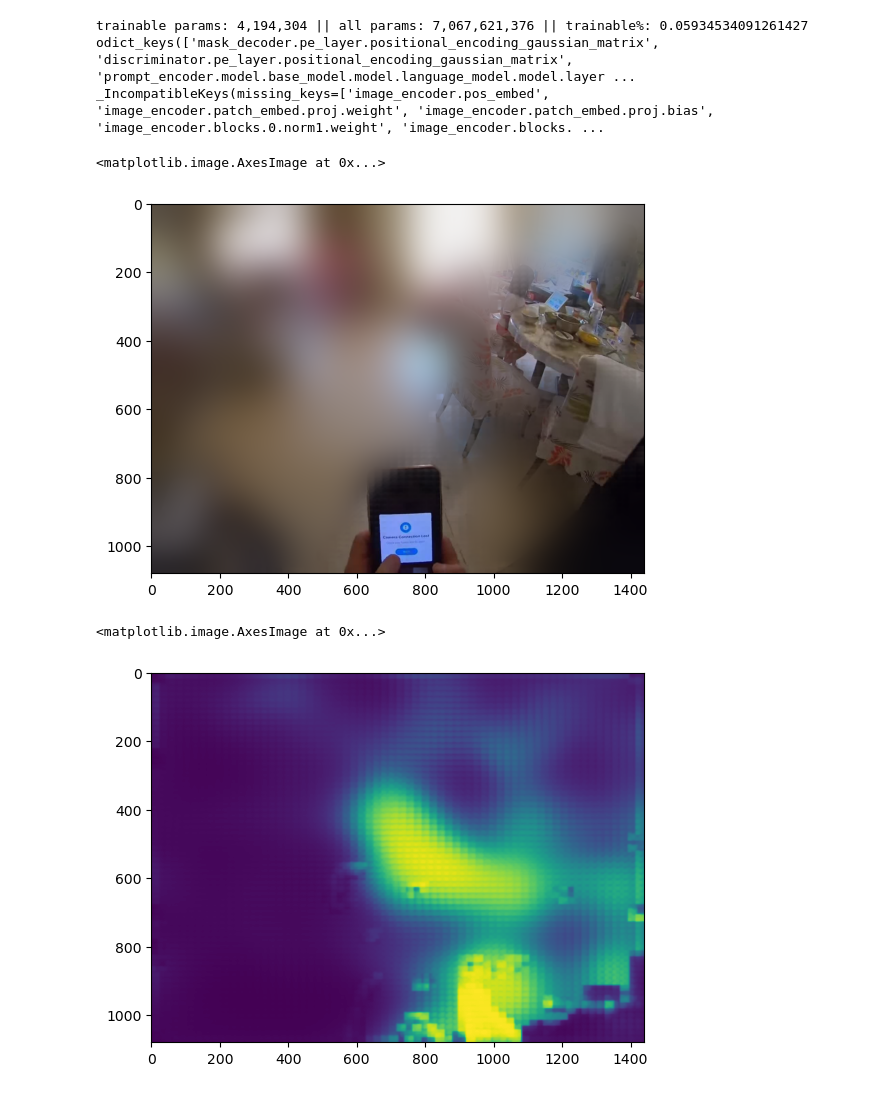
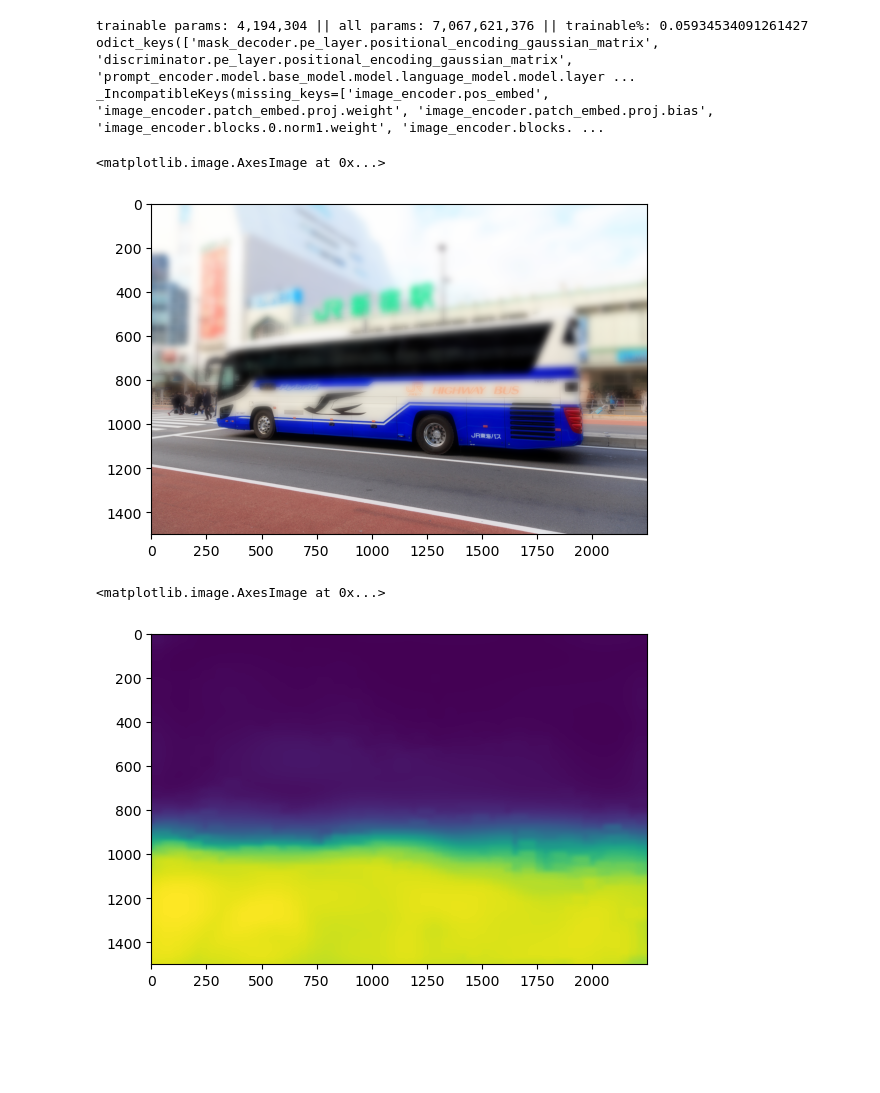
Before and after one commit to 2toinf/IVM, a Jupyter notebook: demo.ipynb, the cells around one changed output. Drawn from its saved outputs; the diff is of its cells as text; code cells hidden in the pictures; blank space fills up the shorter version.

```diff
--- a/demo.ipynb
+++ b/demo.ipynb
@@ -21,21 +21,21 @@ _IncompatibleKeys(missing_keys=['image_encoder.pos_embed', 'image_encoder.patch_
 # %%
 from PIL import Image
 
-image = Image.open("/home/roborobo/Downloads/See-you-need-to-see/Ego/Merge_EgoThink_Ori_Image/4_navigation.jpg")
-instruction = "should I take lunch?"
+image = Image.open("/home/roborobo/Downloads/See-you-need-to-see/V*/vstar/relative_position/sa_83235.jpg")
+instruction = "If I want to cross the road, which dirrection should I go?"
 
-result = model.forward_batch([image], [instruction], threshold=0.5, blur_kernel_size = 401, dilate_kernel_size =1, min_reserved_ratio=0.05, fill_color=(0,0,0))
+result = model.forward_batch([image], [instruction], threshold=0.5, blur_kernel_size = 101, dilate_kernel_size =51, min_reserved_ratio=0.2, fill_color=(0,0,0))
 from matplotlib import pyplot as plt
 import numpy as np
 plt.imshow((result['blur_image'][0]).astype(np.uint8))
 # %% [output]
 <matplotlib.image.AxesImage at 0x...>
-[figure, old version]
+[figure, new version]
 # %%
 plt.imshow((result['soft'][0]))
 # %% [output]
 <matplotlib.image.AxesImage at 0x...>
-[figure, old version]
+[figure, new version]
 # %%
 import json
 import tqdm
```
Also changed, not shown: 1 other file.
